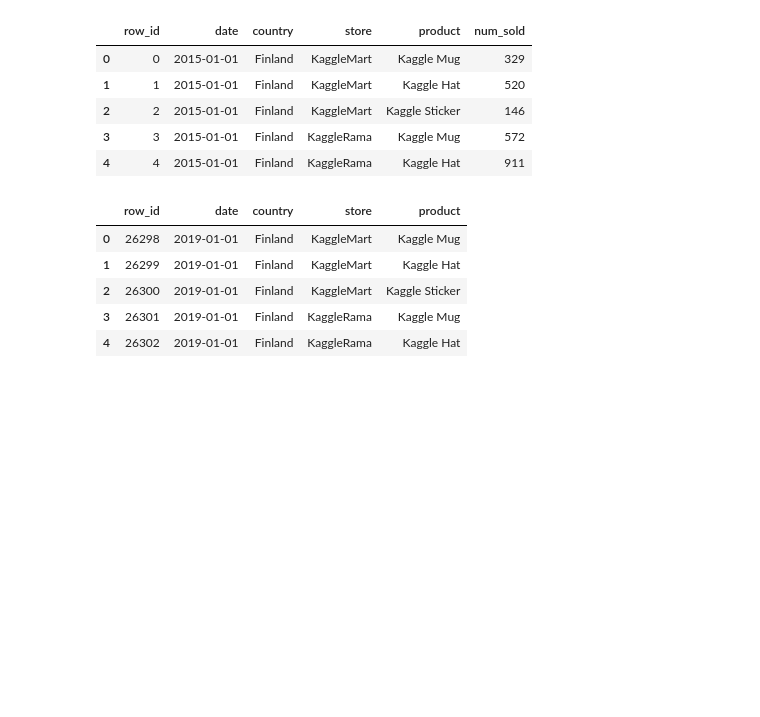
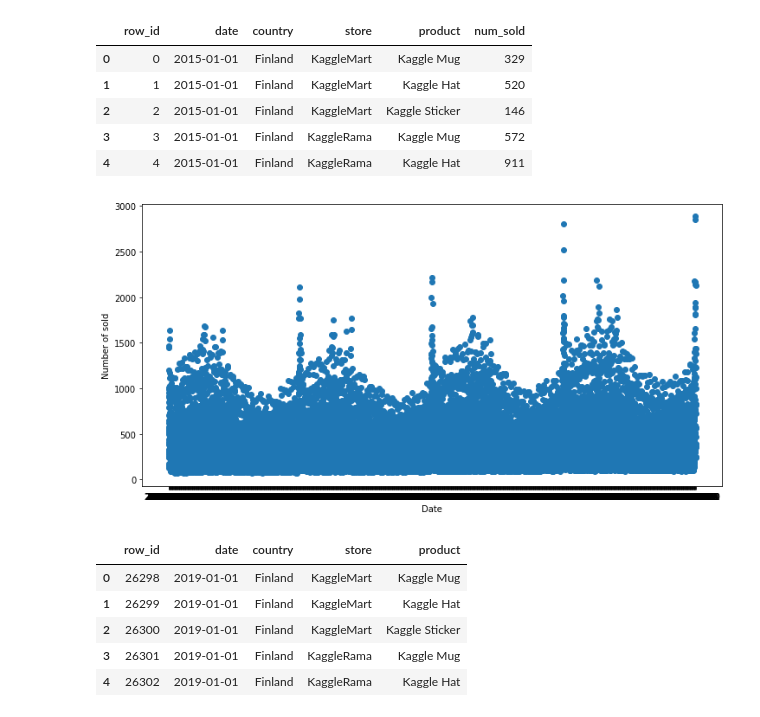
Before and after one commit to abisheksrivastav/kaggle_playground, a Jupyter notebook: play.ipynb, the cells around one changed output. Saved outputs shown, nothing was run; the diff lists cells and outputs as text; code cells hidden in the pictures; blank space fills up the shorter version.

Commit message:
kaggle

```diff
--- a/play.ipynb
+++ b/play.ipynb
@@ -15,5 +26,5 @@ from sklearn.linear_model import LinearRegression, HuberRegressor, Ridge, Lasso
 # %%
-original_train_df = pd.read_csv('C:\\Users\\user\\kaggle_playground\\data\\train.csv')
-original_test_df = pd.read_csv('C:\\Users\\user\\kaggle_playground\\data\\test.csv')
-gdf_df = pd.read_csv('C:\\Users\\user\\kaggle_playground\\data\\GDP_data_2015_to_2019_Finland_Norway_Sweden.csv')
-submission_df = pd.read_csv('C:\\Users\\user\\kaggle_playground\\data\\sample_submission.csv')
+original_train_df = pd.read_csv('./data/train.csv')
+original_test_df = pd.read_csv('./data/test.csv')
+gdf_df = pd.read_csv('./data/GDP_data_2015_to_2019_Finland_Norway_Sweden.csv')
+submission_df = pd.read_csv('./data/sample_submission.csv')
@@ -47,3 +68,12 @@ original_train_df.head()
 | 2 | 2 | 2015-01-01 | Finland | KaggleMart | Kaggle Sticker | 146 |
 | 3 | 3 | 2015-01-01 | Finland | KaggleRama | Kaggle Mug | 572 |
 | 4 | 4 | 2015-01-01 | Finland | KaggleRama | Kaggle Hat | 911 |
+# %%
+# plot num sold with date
+plt.figure(figsize=(12,6))
+plt.plot(original_train_df['date'], original_train_df['num_sold'], 'o')
+plt.xlabel('Date')
+plt.ylabel('Number of sold')
+plt.show()
+# %% [output]
+[figure, added]
```
Also changed, not shown: parts of 9 cells of this notebook, 11 other files.
